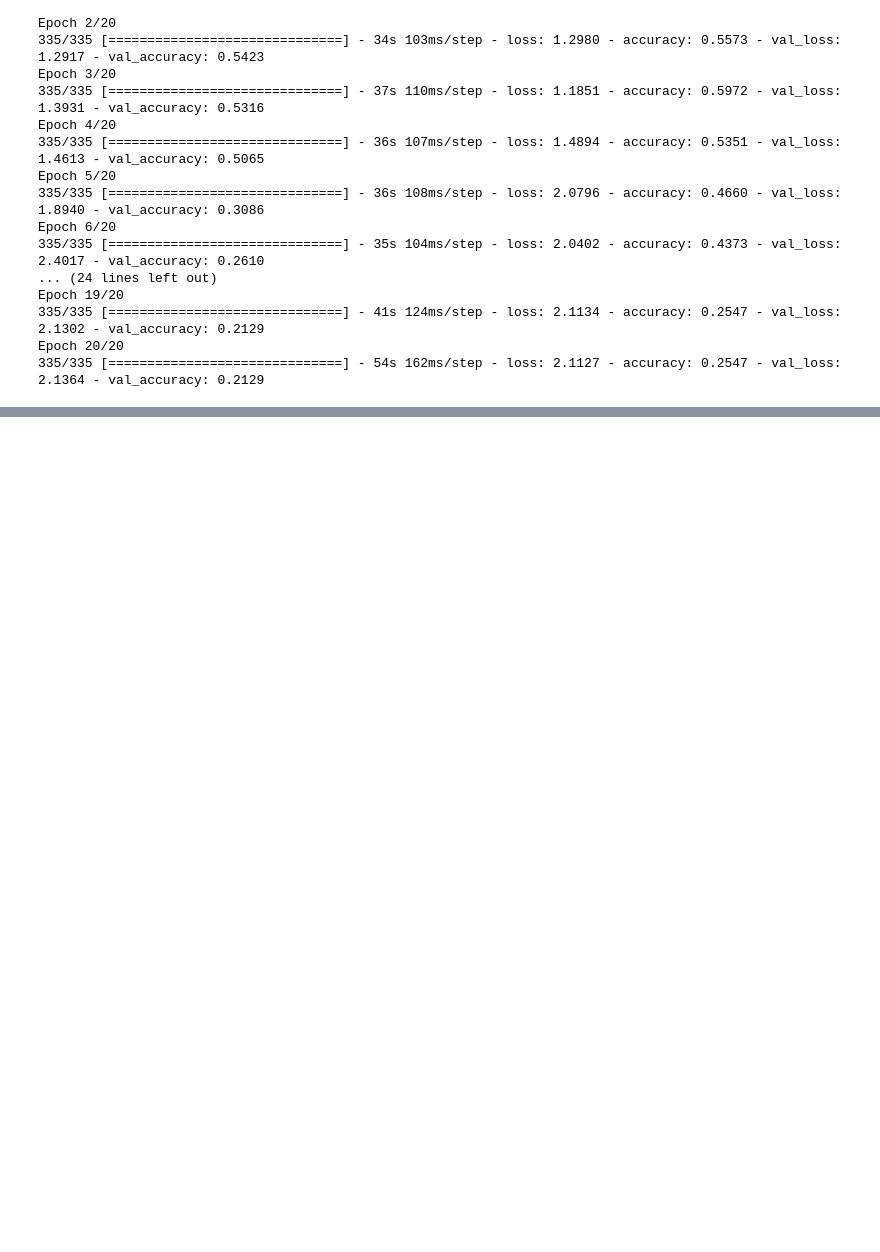
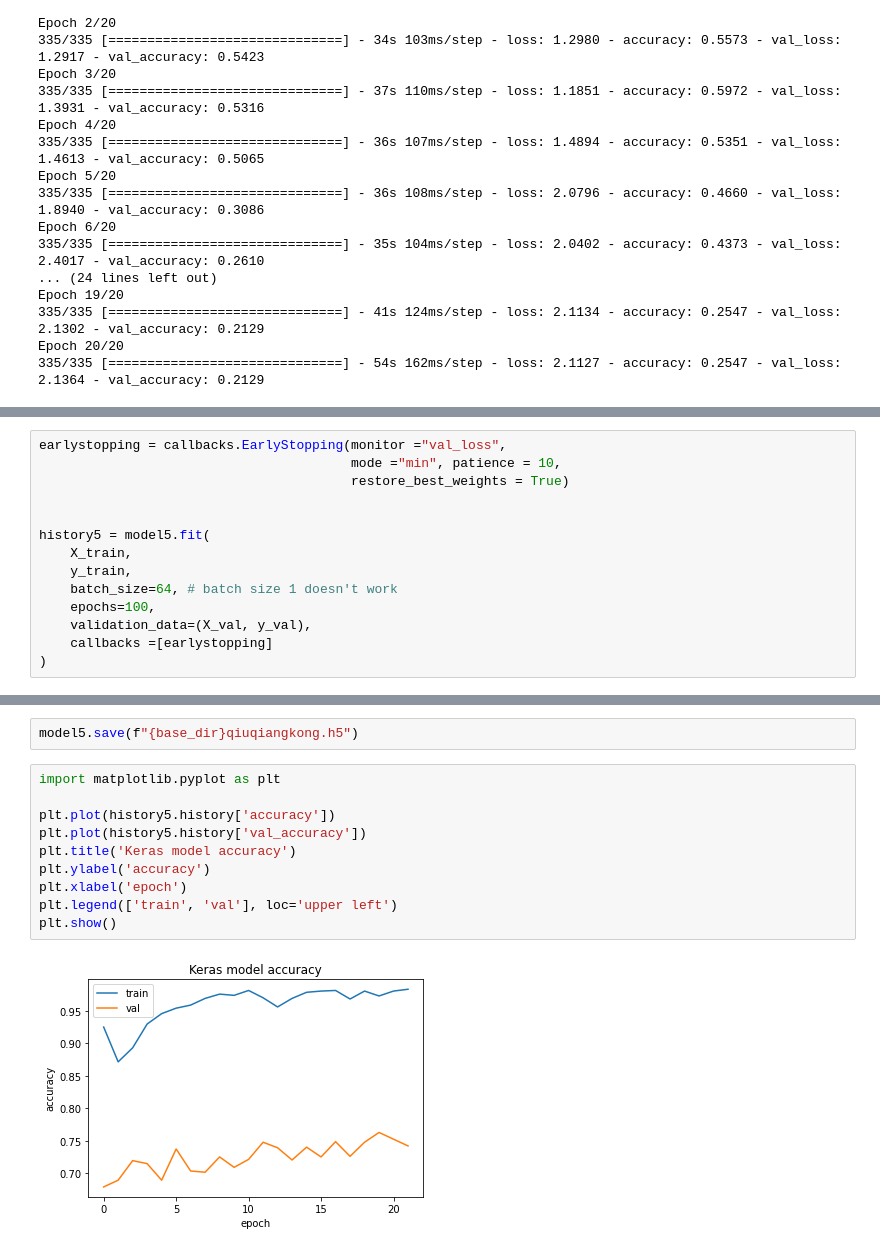
Before and after one commit to murielsan/CUSTOM, a Jupyter notebook: data_preparation/02.- neural_networks_classification.ipynb, the cells around one changed output, grey strips where cells are left out. Saved outputs shown, nothing was run; the diff lists cells and outputs as text; blank space fills up the shorter version.

```diff
--- a/data_preparation/02.- neural_networks_classification.ipynb
+++ b/data_preparation/02.- neural_networks_classification.ipynb
@@ -413,0 +391,14 @@ Epoch 20/20
+# %%
+earlystopping = callbacks.EarlyStopping(monitor ="val_loss",
+                                        mode ="min", patience = 10,
+                                        restore_best_weights = True)
+
+
+history5 = model5.fit(
+    X_train,
+    y_train,
+    batch_size=64, # batch size 1 doesn't work
+    epochs=100,
+    validation_data=(X_val, y_val),
+    callbacks =[earlystopping]
+)
@@ -413,0 +420,14 @@ Epoch 20/20
+# %%
+model5.save(f"{base_dir}qiuqiangkong.h5")
+# %%
+import matplotlib.pyplot as plt
+
+plt.plot(history5.history['accuracy'])
+plt.plot(history5.history['val_accuracy'])
+plt.title('Keras model accuracy')
+plt.ylabel('accuracy')
+plt.xlabel('epoch')
+plt.legend(['train', 'val'], loc='upper left')
+plt.show()
+# %% [output]
+[figure, added]
```
Also changed, not shown: parts of 21 cells of this notebook, 25 other files.
